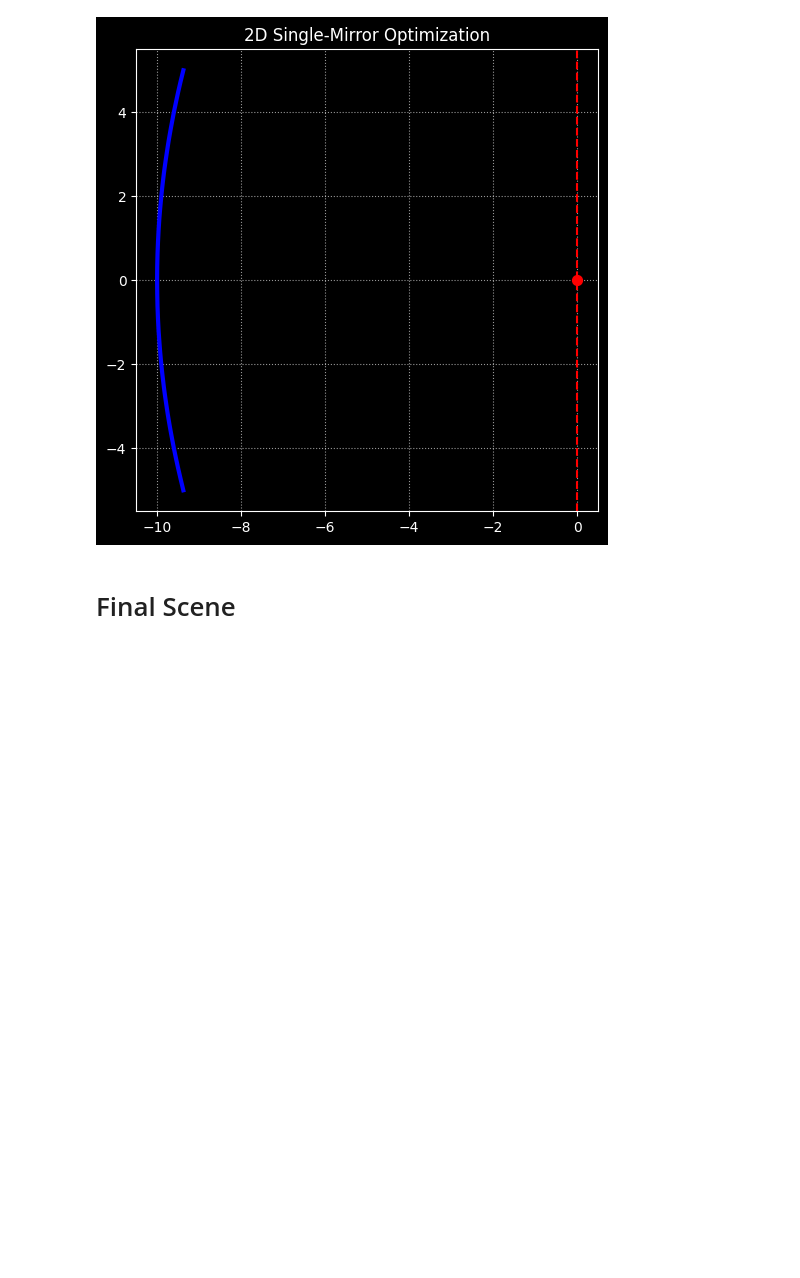
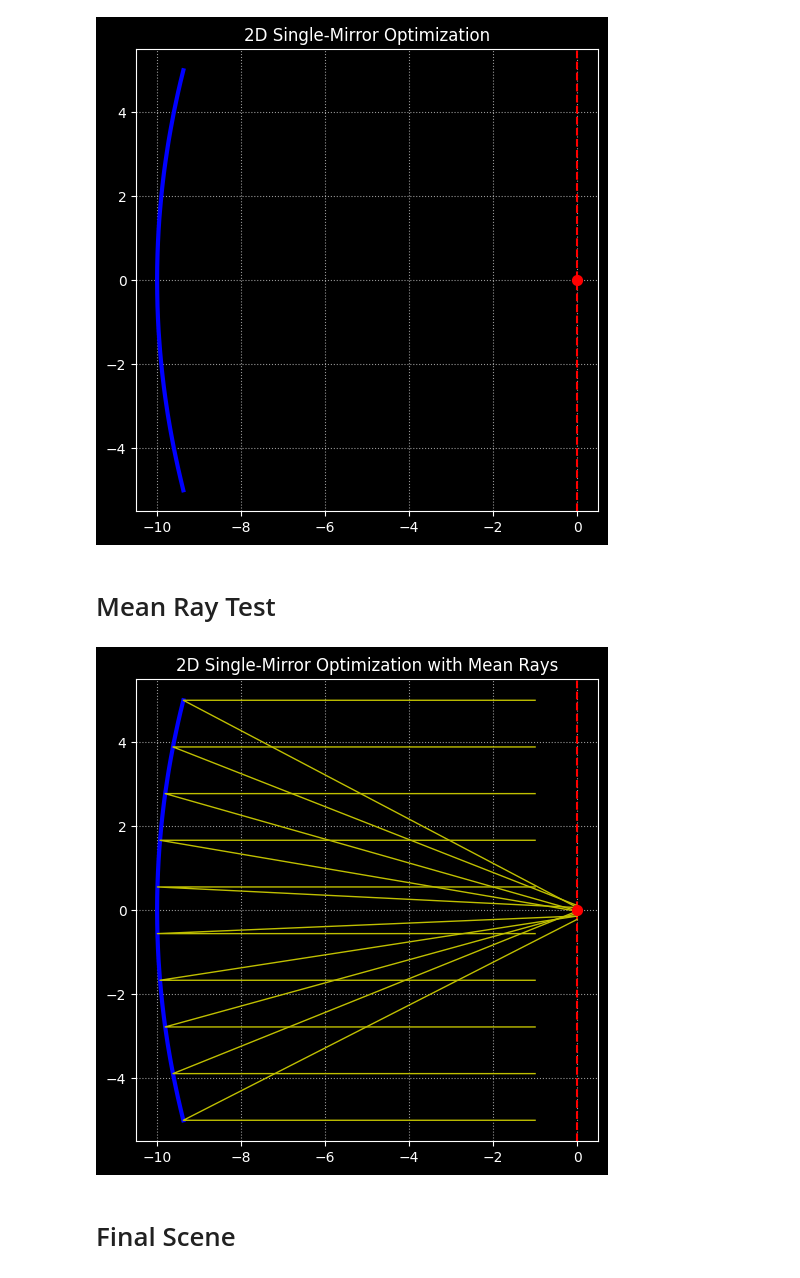
Before and after one commit to ssteinberg/solar_optical_concentrator, a Jupyter notebook: diff_rendering/single_mirror.ipynb, the cells around one changed output. Cells and saved outputs as stored; diff of their text form; code cells hidden in the pictures; blank space fills up the shorter version.

Commit message:
Adding in a bunch of data saving to allow comparisons between runs. Adding in some really scuffed mean ray display to the mirror as well.

```diff
--- a/diff_rendering/single_mirror.ipynb
+++ b/diff_rendering/single_mirror.ipynb
@@ -338,2 +375,20 @@ Iteration 010000: loss=0.0103
 # %% [markdown]
 # Final Mirror
+# %%
+# Extract the optimized data
+final_offsets = opt['mirror_1_xy_offsets']
+
+# We only optimize the single set, but double it for the 3d
+repeated_offsets = dr.repeat(final_offsets, 2)
+
+# Get the actual values, where we only need half of them as we don't need both the points with the different z values
+final_x = np.array(mirror1_vertices.x + repeated_offsets.x)[::2]
+final_y = np.array(mirror1_vertices.y + repeated_offsets.y)[::2]
+
+# Sort by Y just in case they got buffeted out of order
+sort_idx = np.argsort(final_y)
+sorted_final_x = final_x[sort_idx]
+sorted_final_y = final_y[sort_idx]
+
+# Save the mirror data
+write_mirror(sorted_final_x, sorted_final_y, output_path, 'mirror')
@@ -369,6 +417,54 @@ plt.gca().set_aspect('equal', adjustable='box')
 plt.show()
 # %% [output]
 [figure]
+# %% [markdown]
+# Mean Ray Test
+# %%
+# Compute some mean rays
+# TODO: Clean this up. A lot.
+test_ray_ys = dr.linspace(mi.Float, sorted_final_y[0] + epsilon, sorted_final_y[-1] - epsilon, test_mean_rays)
+test_ray_dir = mi.Vector3f(-1, 0, 0)
+test_ray_origins = mi.Point3f(-1.0, test_ray_ys, 0.0)
+test_rays = mi.Ray3f(o=test_ray_origins, d=test_ray_dir)
+test_si = scene.ray_intersect(test_rays)
+test_wo = test_rays.d - 2 * dr.dot(test_rays.d, test_si.n) * test_si.n
+test_reflected_rays = test_si.spawn_ray(test_wo)
+test_si2 = scene.ray_intersect(test_reflected_rays)
+test_x0 = np.array(test_ray_origins)[0]
+test_y0 = np.array(test_ray_origins)[1]
+test_x1 = np.array(test_si.p.x)
+test_y1 = np.array(test_si.p.y)
+test_x2 = np.array(test_si2.p.x)
+test_y2 = np.array(test_si2.p.y)
+mean_x = [list(x) for x in zip(*[test_x0, test_x1, test_x2])]
+mean_y = [list(y) for y in zip(*[test_y0, test_y1, test_y2])]
+
+# Create the figure
+fig = plt.figure(figsize=(10, 6))
+
+# Draw the mirror by connecting the vertices
+plt.plot(sorted_final_x, sorted_final_y, 'b-', lw=3, label='Optimized Mirror')
+
+# Draw the target plane and centre
+plt.axvline(x=0, color='red', linestyle='--', label='Target Plane (x=0)')
+plt.scatter([0], [target_center.y], color='red', s=50, zorder=5, label='Target Centre')
+
+# Labels and formatting
+plt.title('2D Single-Mirror Optimization with Mean Rays')
+plt.grid(True, linestyle=':', alpha=0.6)
+plt.gca().set_aspect('equal', adjustable='box')
+
+# Plot the mean rays
+for i in range(len(mean_x)):
+    plt.plot(mean_x[i], mean_y[i], 'y-', lw=1, label='Mean Rays')
+
+# Save
+write_figure(fig, output_path, 'optimized_mirror_with_mean_rays')
+
+# Display
+plt.show()
+# %% [output]
+[figure, added]
 # %% [markdown]
 # Final Scene
 # %%
```
Also changed, not shown: parts of 13 cells of this notebook, 2 other files.
